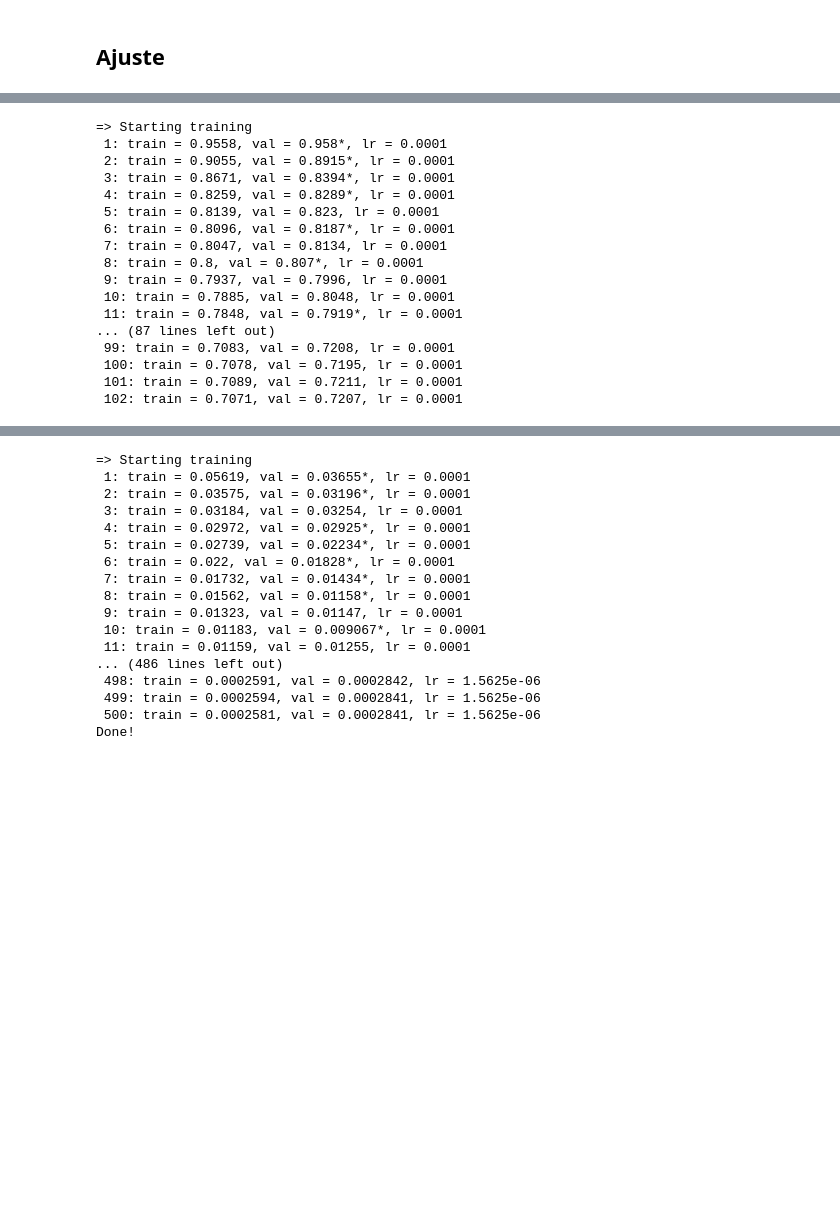
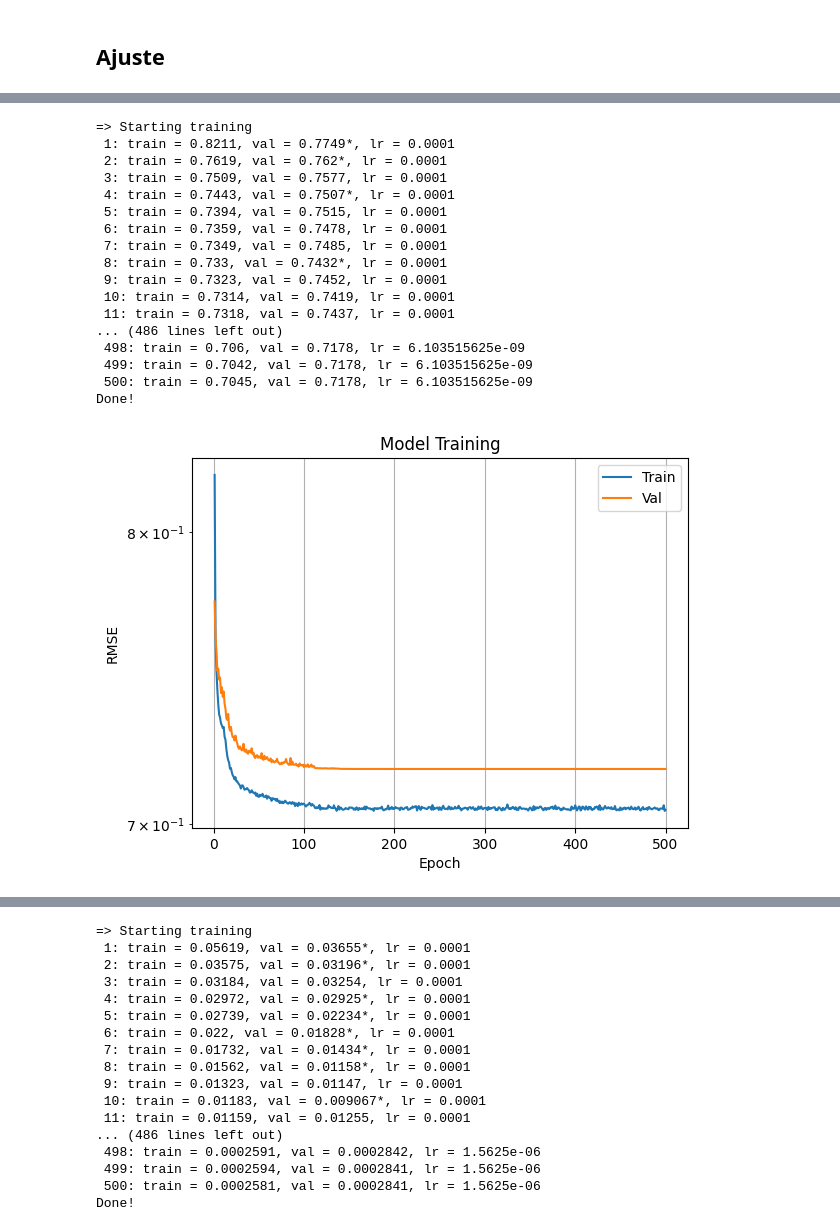
Before and after one commit to TiagoCAAmorim/SimModels, a Jupyter notebook: graph_nn/build_rnn.ipynb, the cells around one changed output, grey strips where cells are left out. Drawn from its saved outputs; the diff is of its cells as text; code cells hidden in the pictures; blank space fills up the shorter version.

```diff
--- a/graph_nn/build_rnn.ipynb
+++ b/graph_nn/build_rnn.ipynb
@@ -404,52 +639,53 @@ def train(model: Network,
 # %%
-model = Network(
+model = Network_old(
     input_size=9,
     output_size=7,
     latent_size=64,
-    max_size=64,
-    recurrences=4)
+    max_size=128,
+    recurrences=2)
 loss_fn = nn.MSELoss()
 
 alpha = 0.25
 
 data_train = CustomDataset(X_train_t_norm[:int(len(X_train_t_norm)*alpha)], y_train_t_norm[:int(len(y_train_t_norm)*alpha)])
 data_val = CustomDataset(X_val_t_norm[:int(len(X_val_t_norm)*alpha)], y_val_t_norm[:int(len(y_val_t_norm)*alpha)])
 data_test = CustomDataset(X_test_t_norm, y_test_t_norm)
 
 batch_size = 64
 dataloader_train = DataLoader(data_train, batch_size=batch_size, shuffle=True)
 dataloader_val = DataLoader(data_val, batch_size=len(data_val), shuffle=False)
 dataloader_test = DataLoader(data_test, batch_size=batch_size, shuffle=False)
 
 epochs = 500
 optimizer = torch.optim.RMSprop(model.parameters(), lr = 0.0001)
 scheduler = torch.optim.lr_scheduler.ReduceLROnPlateau(optimizer,  mode='min', factor=0.25, patience=10)
 # scheduler = torch.optim.lr_scheduler.ExponentialLR(optimizer, gamma=0.9)
 # scheduler = optim.lr_scheduler.StepLR(optimizer, step_size=10, gamma=0.5)
 
 best_model, (train_loss, val_loss) = train(model, dataloader_train, dataloader_val, epochs, optimizer, loss_fn, scheduler)
 
 plot_losses(train_loss, val_loss)
 
 test_loss = test_loop(dataloader_test, model, loss_fn)
 print(f'Test loss = {test_loss:0.4g} (last model)')
 test_loss = test_loop(dataloader_test, best_model, loss_fn)
 print(f'Test loss = {test_loss:0.4g} (best model)')
 # %% [output]
 => Starting training
- 1: train = 0.9558, val = 0.958*, lr = 0.0001
- 2: train = 0.9055, val = 0.8915*, lr = 0.0001
- 3: train = 0.8671, val = 0.8394*, lr = 0.0001
- 4: train = 0.8259, val = 0.8289*, lr = 0.0001
- 5: train = 0.8139, val = 0.823, lr = 0.0001
- 6: train = 0.8096, val = 0.8187*, lr = 0.0001
- 7: train = 0.8047, val = 0.8134, lr = 0.0001
- 8: train = 0.8, val = 0.807*, lr = 0.0001
- 9: train = 0.7937, val = 0.7996, lr = 0.0001
- 10: train = 0.7885, val = 0.8048, lr = 0.0001
- 11: train = 0.7848, val = 0.7919*, lr = 0.0001
-... (87 lines left out)
- 99: train = 0.7083, val = 0.7208, lr = 0.0001
- 100: train = 0.7078, val = 0.7195, lr = 0.0001
- 101: train = 0.7089, val = 0.7211, lr = 0.0001
- 102: train = 0.7071, val = 0.7207, lr = 0.0001
+ 1: train = 0.8211, val = 0.7749*, lr = 0.0001
+ 2: train = 0.7619, val = 0.762*, lr = 0.0001
+ 3: train = 0.7509, val = 0.7577, lr = 0.0001
+ 4: train = 0.7443, val = 0.7507*, lr = 0.0001
+ 5: train = 0.7394, val = 0.7515, lr = 0.0001
+ 6: train = 0.7359, val = 0.7478, lr = 0.0001
+ 7: train = 0.7349, val = 0.7485, lr = 0.0001
+ 8: train = 0.733, val = 0.7432*, lr = 0.0001
+ 9: train = 0.7323, val = 0.7452, lr = 0.0001
+ 10: train = 0.7314, val = 0.7419, lr = 0.0001
+ 11: train = 0.7318, val = 0.7437, lr = 0.0001
+... (486 lines left out)
+ 498: train = 0.706, val = 0.7178, lr = 6.103515625e-09
+ 499: train = 0.7042, val = 0.7178, lr = 6.103515625e-09
+ 500: train = 0.7045, val = 0.7178, lr = 6.103515625e-09
+Done!
+[figure, added]
```
Also changed, not shown: parts of 21 cells of this notebook, 3 other files.
